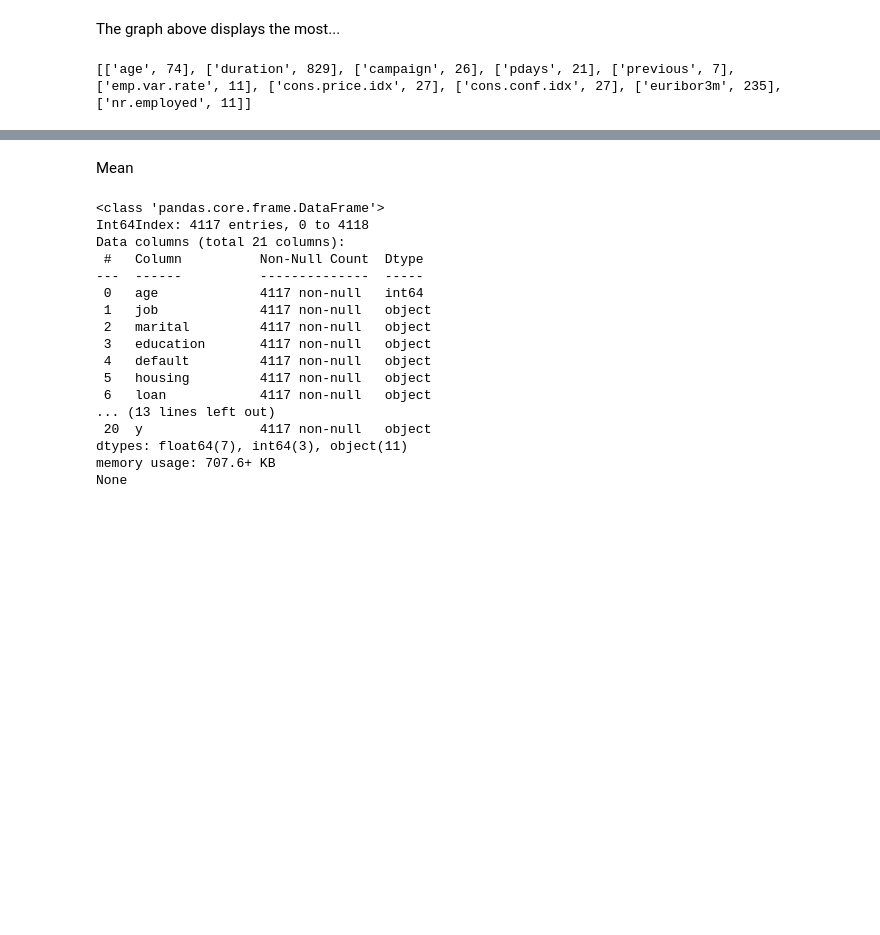
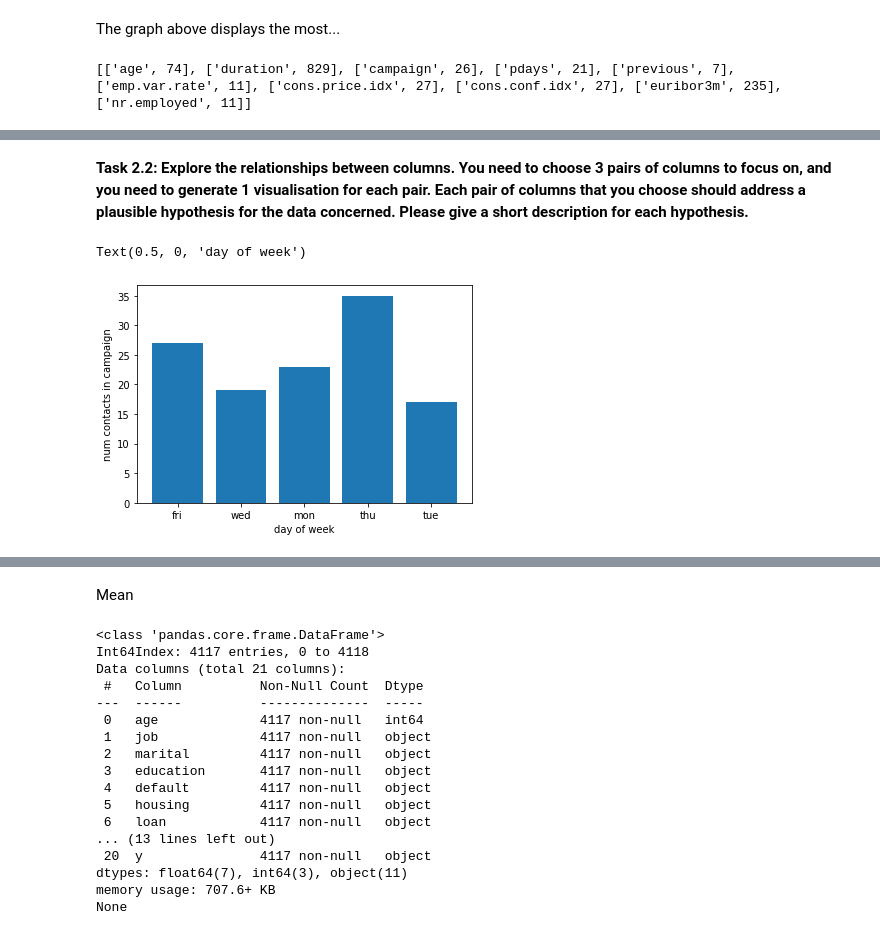
Before and after one commit to thinhsuy/Data_cleansing_summarising, a Jupyter notebook: assignment1.ipynb, the cells around one changed output, grey strips where cells are left out. Drawn from its saved outputs; the diff is of its cells as text; code cells hidden in the pictures; blank space fills up the shorter version.

```diff
--- a/assignment1.ipynb
+++ b/assignment1.ipynb
@@ -212,0 +259,13 @@ plt.show()
+# %% [markdown]
+<p><b>Task 2.2: Explore the relationships between columns. You need to choose 3 pairs of columns to focus on, and you need to generate 1 visualisation for each pair. Each pair of columns that you choose should address a plausible hypothesis for the data concerned. Please give a short description for each hypothesis.
+</b></p>
+# %%
+x = list(df['campaign'])
+y = list(df['day_of_week'])
+rg = len(x)
+plt.bar(y[:rg], x[:rg])
+plt.ylabel("num contacts in campaign")
+plt.xlabel("day of week")
+# %% [output]
+Text(0.5, 0, 'day of week')
+[figure, added]
```
Also changed, not shown: parts of 41 cells of this notebook, 3 other files.
